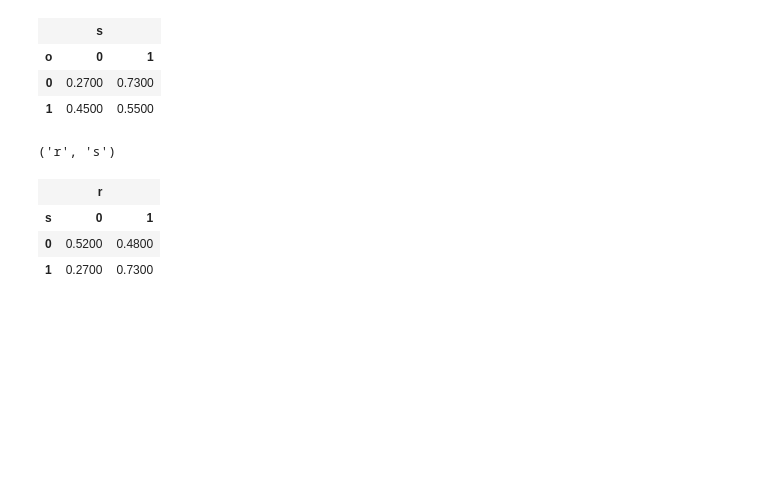
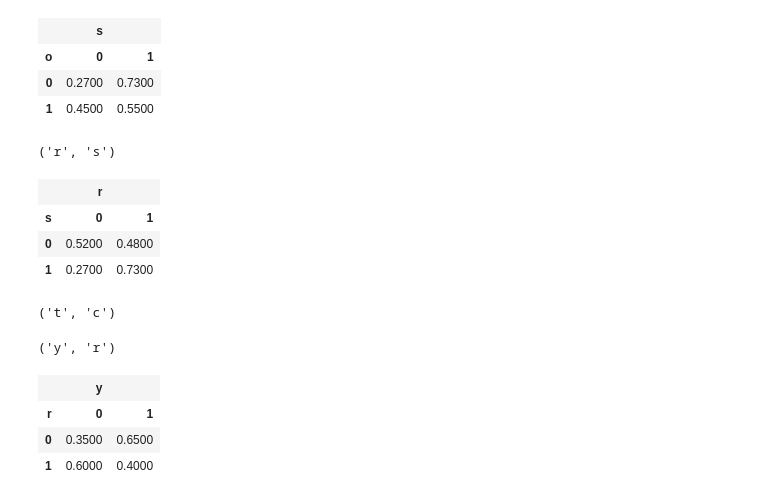
Before and after one commit to miguelangelperezrodriguez/bayesLI, a Jupyter notebook: LI.ipynb, the cells around one changed output. Saved outputs shown, nothing was run; the diff lists cells and outputs as text; code cells hidden in the pictures; blank space fills up the shorter version.

```diff
--- a/LI.ipynb
+++ b/LI.ipynb
@@ -168,0 +173,4 @@ bnLI.cpt("r")
+# %%
+bnLI.cpt("t").names
+# %% [output]
+('t', 'c')
@@ -168,0 +181,4 @@ bnLI.cpt("r")
+# %%
+bnLI.cpt("y").names
+# %% [output]
+('y', 'r')
@@ -168,0 +187,7 @@ bnLI.cpt("r")
+# %%
+bnLI.cpt("y")
+# %% [output]
+|  | y |  |
+| r | 0 | 1 |
+| 0 | 0.3500 | 0.6500 |
+| 1 | 0.6000 | 0.4000 |
```
Also changed, not shown: parts of 14 cells of this notebook, 2 other files.
